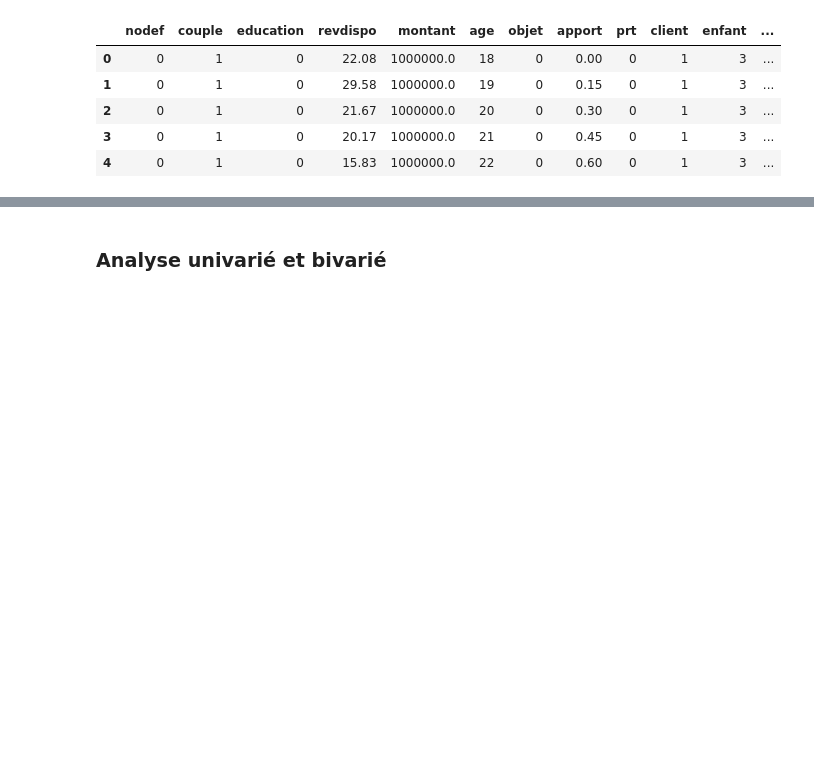
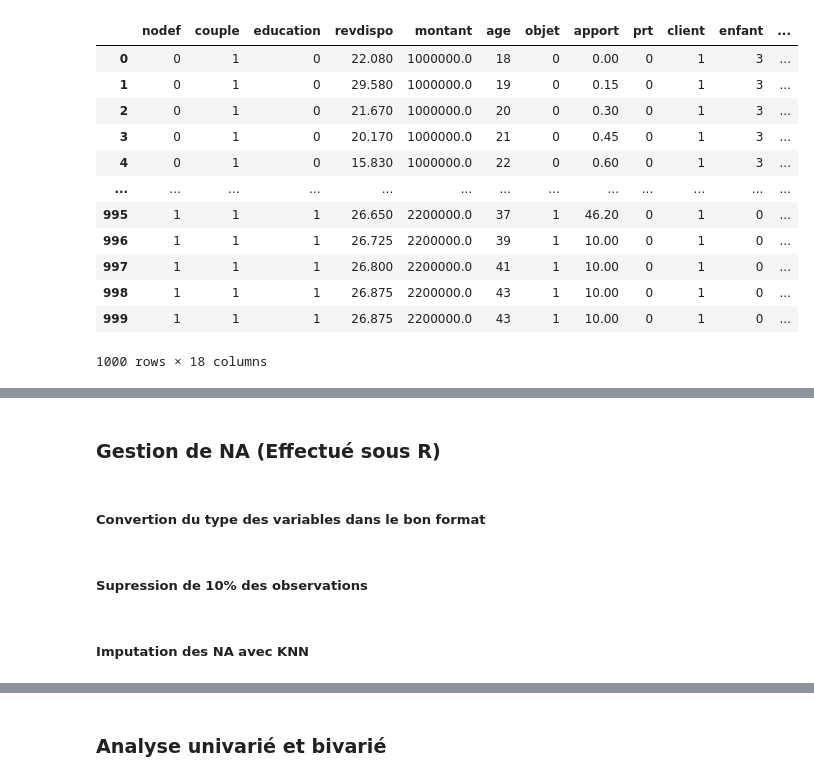
Before and after one commit to ktywab/API_Proba_Default, a Jupyter notebook: analyse.ipynb, the cells around one changed output, grey strips where cells are left out. Cells and saved outputs as stored; diff of their text form; code cells hidden in the pictures; blank space fills up the shorter version.

```diff
--- a/analyse.ipynb
+++ b/analyse.ipynb
@@ -14,15 +18,22 @@ import joblib
 # %%
 # Remplace 'fichier.txt' par le chemin de ton fichier texte
 df = pd.read_csv('credit.txt', delimiter='\t')  # Utilisez le bon délimiteur (par exemple ',' ou ';' si nécessaire)
 
-df.head()
+df
 # %% [output]
 |  | nodef | couple | education | revdispo | montant | age | objet | apport | prt | client | enfant | ... |
-| 0 | 0 | 1 | 0 | 22.08 | 1000000.0 | 18 | 0 | 0.00 | 0 | 1 | 3 | ... |
-| 1 | 0 | 1 | 0 | 29.58 | 1000000.0 | 19 | 0 | 0.15 | 0 | 1 | 3 | ... |
-| 2 | 0 | 1 | 0 | 21.67 | 1000000.0 | 20 | 0 | 0.30 | 0 | 1 | 3 | ... |
-| 3 | 0 | 1 | 0 | 20.17 | 1000000.0 | 21 | 0 | 0.45 | 0 | 1 | 3 | ... |
-| 4 | 0 | 1 | 0 | 15.83 | 1000000.0 | 22 | 0 | 0.60 | 0 | 1 | 3 | ... |
+| 0 | 0 | 1 | 0 | 22.080 | 1000000.0 | 18 | 0 | 0.00 | 0 | 1 | 3 | ... |
+| 1 | 0 | 1 | 0 | 29.580 | 1000000.0 | 19 | 0 | 0.15 | 0 | 1 | 3 | ... |
+| 2 | 0 | 1 | 0 | 21.670 | 1000000.0 | 20 | 0 | 0.30 | 0 | 1 | 3 | ... |
+| 3 | 0 | 1 | 0 | 20.170 | 1000000.0 | 21 | 0 | 0.45 | 0 | 1 | 3 | ... |
+| 4 | 0 | 1 | 0 | 15.830 | 1000000.0 | 22 | 0 | 0.60 | 0 | 1 | 3 | ... |
+| ... | ... | ... | ... | ... | ... | ... | ... | ... | ... | ... | ... | ... |
+| 995 | 1 | 1 | 1 | 26.650 | 2200000.0 | 37 | 1 | 46.20 | 0 | 1 | 0 | ... |
+| 996 | 1 | 1 | 1 | 26.725 | 2200000.0 | 39 | 1 | 10.00 | 0 | 1 | 0 | ... |
+| 997 | 1 | 1 | 1 | 26.800 | 2200000.0 | 41 | 1 | 10.00 | 0 | 1 | 0 | ... |
+| 998 | 1 | 1 | 1 | 26.875 | 2200000.0 | 43 | 1 | 10.00 | 0 | 1 | 0 | ... |
+| 999 | 1 | 1 | 1 | 26.875 | 2200000.0 | 43 | 1 | 10.00 | 0 | 1 | 0 | ... |
+1000 rows × 18 columns
 # %%
 # Affiche les informations générales du DataFrame
 df.info()
@@ -44,3 +55,11 @@ Data columns (total 18 columns):
  17  courant     1000 non-null   int64
 dtypes: float64(4), int64(14)
 memory usage: 140.8 KB
+# %% [markdown]
+### Gestion de NA (Effectué sous R)
+# %% [markdown]
+##### Convertion du type des variables dans le bon format
+# %% [markdown]
+##### Supression de 10% des observations
+# %% [markdown]
+##### Imputation des NA avec KNN
```
Also changed, not shown: parts of 11 cells of this notebook, 3 other files.
